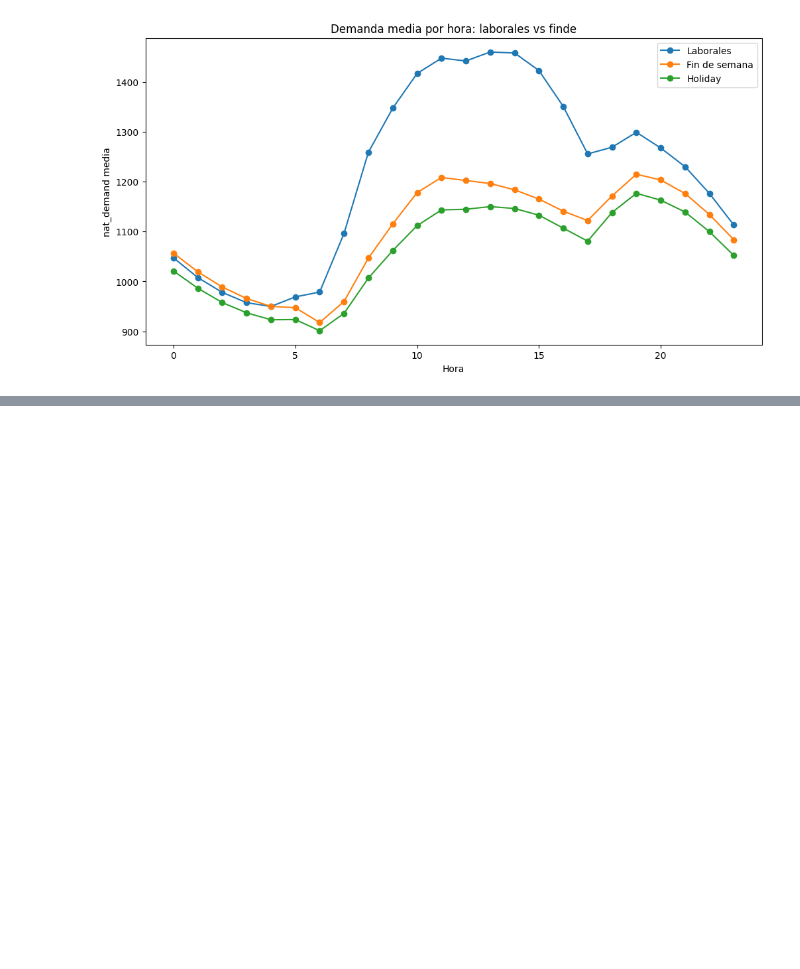
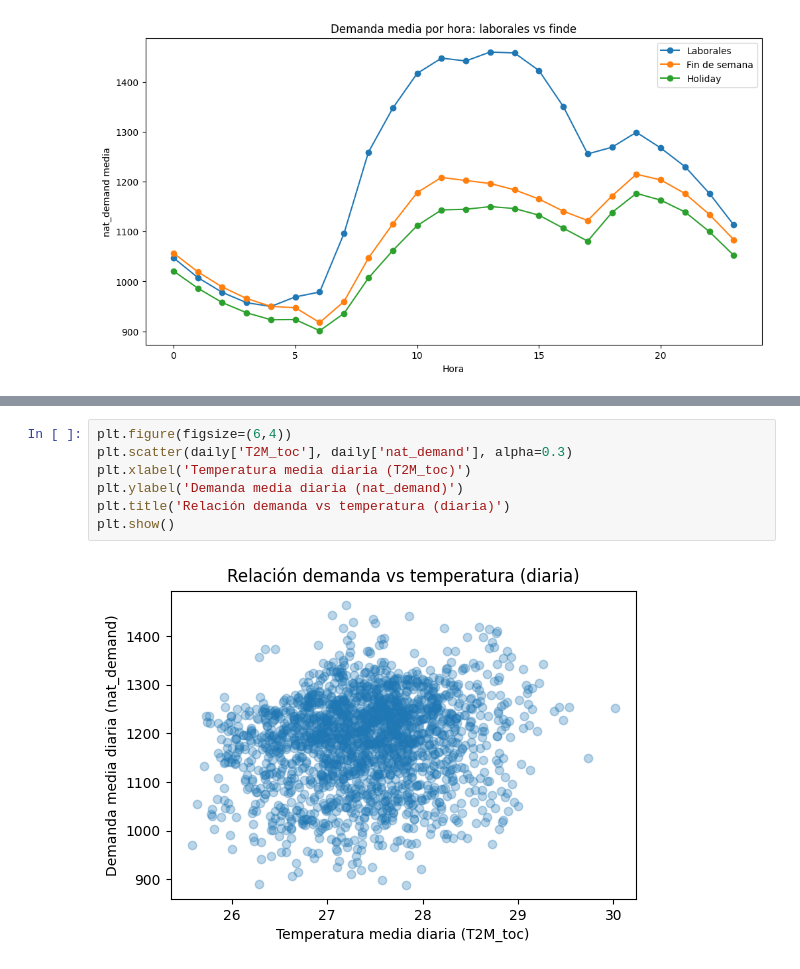
Before and after one commit to Ivo196/Electricity-Load-Forecasting, a Jupyter notebook: notebooks/01_exploracion_datos.ipynb, the cells around one changed output, grey strips where cells are left out. Saved outputs shown, nothing was run; the diff lists cells and outputs as text; blank space fills up the shorter version.

```diff
--- a/notebooks/01_exploracion_datos.ipynb
+++ b/notebooks/01_exploracion_datos.ipynb
@@ -173,0 +209,9 @@ plt.show()
+# %%
+plt.figure(figsize=(6,4))
+plt.scatter(daily['T2M_toc'], daily['nat_demand'], alpha=0.3)
+plt.xlabel('Temperatura media diaria (T2M_toc)')
+plt.ylabel('Demanda media diaria (nat_demand)')
+plt.title('Relación demanda vs temperatura (diaria)')
+plt.show()
+# %% [output]
+[figure, added]
```
Also changed, not shown: parts of 2 cells of this notebook.
